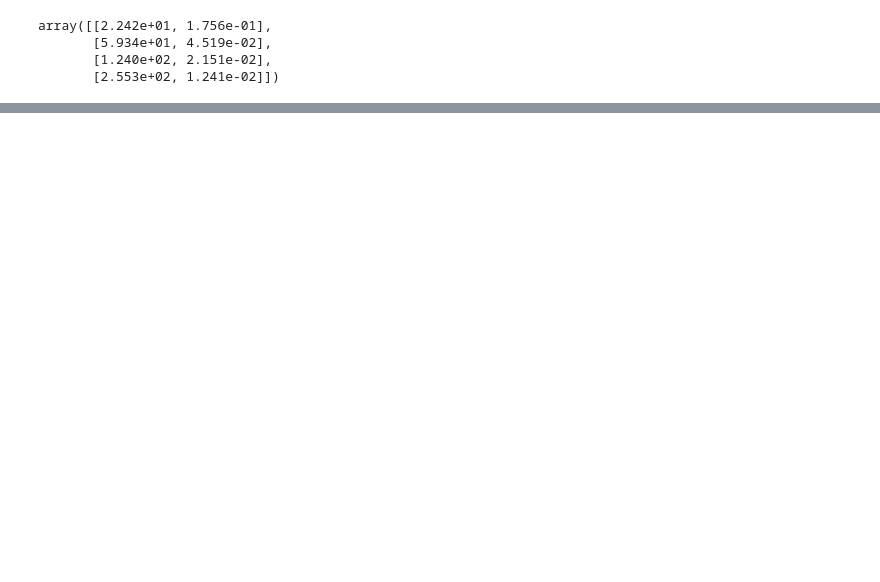
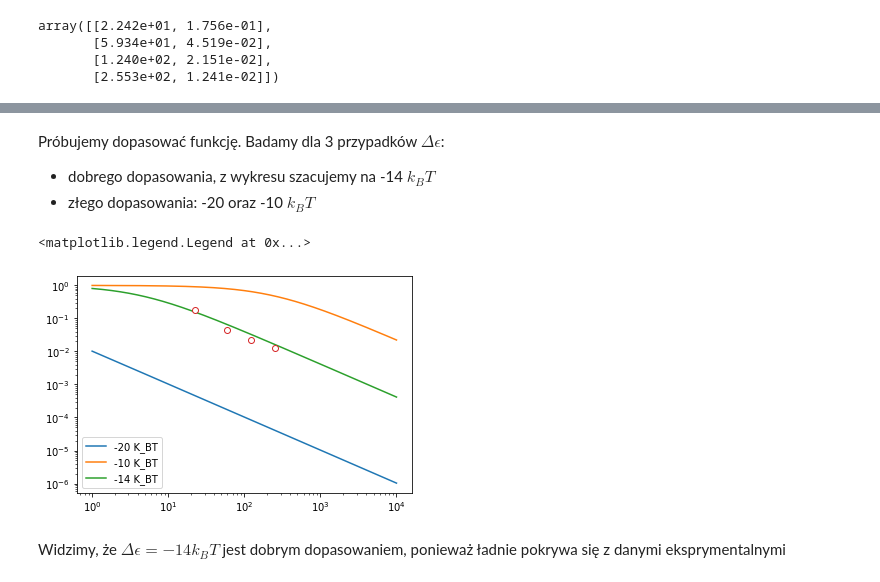
Before and after one commit to cudek/wbbbib-biologia-syntetyczna-cw5, a Jupyter notebook: cw2/DNA-binding-energy-estimation.ipynb, the cells around one changed output, grey strips where cells are left out. Saved outputs shown, nothing was run; the diff lists cells and outputs as text; code cells hidden in the pictures; blank space fills up the shorter version.

```diff
--- a/cw2/DNA-binding-energy-estimation.ipynb
+++ b/cw2/DNA-binding-energy-estimation.ipynb
@@ -34,0 +96,32 @@ TypeError: Cannot cast array data from dtype([('repressor', '<f8'), ('fold_chang
+# %% [markdown]
+Próbujemy dopasować funkcję. Badamy dla 3 przypadków $\Delta\epsilon$:
+* dobrego dopasowania, z wykresu szacujemy na -14 $k_BT$
+* złego dopasowania: -20 oraz -10 $k_BT$
+# %%
+badEp1 = -20
+badEp2 = -10
+bestEp = -14
+
+repRange = np.logspace(0, 4, 500)
+
+epValues = np.array([badEp1, badEp2, bestEp])
+
+repressors = lacZ_titration_data.T[0]
+foldChange = lacZ_titration_data.T[1]
+
+fits = []
+
+for epValue in epValues:
+    fits.append((1 + (repRange / 5E6) * np.exp(-epValue))**-1);
+
+plt.loglog(repRange, fits[0], label='-20 K_BT')
+plt.loglog(repRange, fits[1], label='-10 K_BT')
+plt.loglog(repRange, fits[2], label='-14 K_BT')
+
+plt.loglog(repressors, foldChange, 'o', markerfacecolor='w');
+plt.legend()
+# %% [output]
+<matplotlib.legend.Legend at 0x...>
+[figure, added]
+# %% [markdown]
+Widzimy, że $\Delta\epsilon = -14 k_BT$ jest dobrym dopasowaniem, ponieważ ładnie pokrywa się z danymi eksprymentalnymi
```
Also changed, not shown: parts of 14 cells of this notebook, 1 other file.
